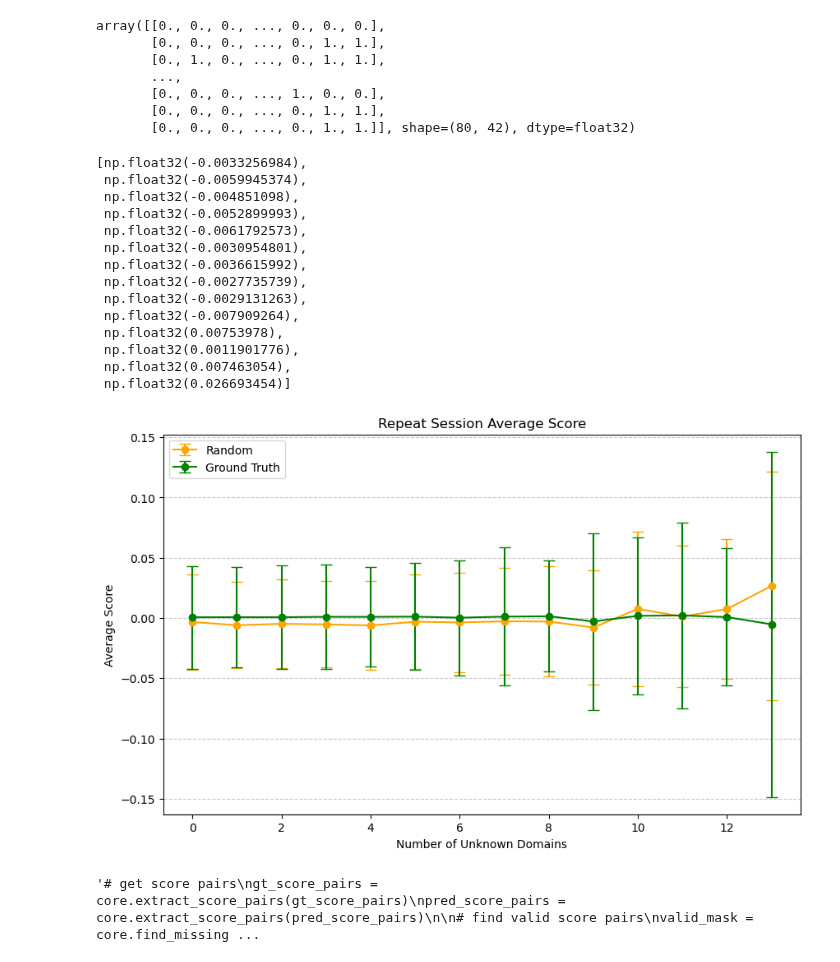
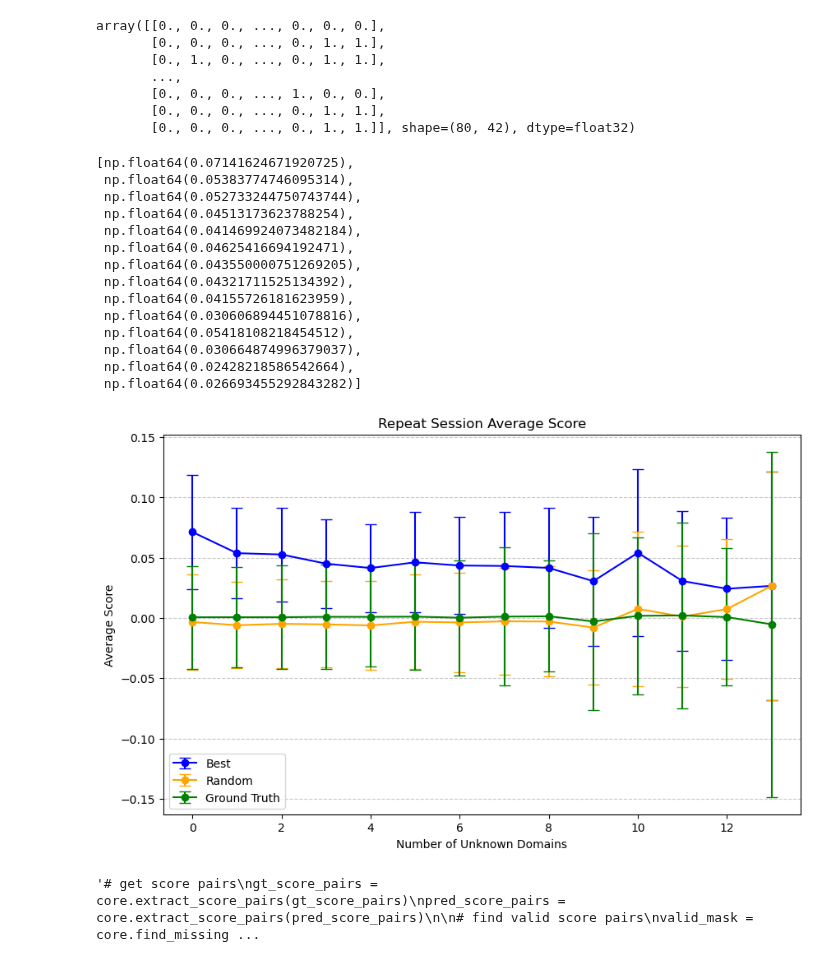
Before and after one commit to twchen88/ct_research, a Jupyter notebook: v2/notebooks/02_aggregate_average_debug.ipynb, the cells around one changed output. Saved outputs shown, nothing was run; the diff lists cells and outputs as text; code cells hidden in the pictures.

Commit message:
Update 02_aggregate_average_debug.ipynb
trends largely look correct for all

```diff
--- a/v2/notebooks/02_aggregate_average_debug.ipynb
+++ b/v2/notebooks/02_aggregate_average_debug.ipynb
@@ -216,6 +216,6 @@ prediction_matrix = np.column_stack(prediction_list)
 difference = prediction_matrix - scores[:, ::2]
 
 # find max indices
-max_values, max_indices = shared.max_prediction_from_difference(difference, prediction_matrix, scores)
+max_values, max_indices = shared.max_prediction_from_difference_pair(difference, prediction_matrix, scores, run_type)
 # reconstruct matrices
 future_scores_best, best_encoding = core.reconstruct_max_matrices(max_values, max_indices, prediction_matrix.shape)
@@ -332,46 +330,46 @@ array([[0., 0., 0., ..., 0., 0., 0.],
        [0., 0., 0., ..., 0., 1., 1.],
        [0., 0., 0., ..., 0., 1., 1.]], shape=(80, 42), dtype=float32)
 # %%
-average_random_list
+average_best_list
 # %% [output]
-[np.float32(-0.0033256984),
- np.float32(-0.0059945374),
- np.float32(-0.004851098),
- np.float32(-0.0052899993),
- np.float32(-0.0061792573),
- np.float32(-0.0030954801),
- np.float32(-0.0036615992),
- np.float32(-0.0027735739),
- np.float32(-0.0029131263),
- np.float32(-0.007909264),
- np.float32(0.00753978),
- np.float32(0.0011901776),
- np.float32(0.007463054),
- np.float32(0.026693454)]
+[np.float64(0.07141624671920725),
+ np.float64(0.05383774746095314),
+ np.float64(0.052733244750743744),
+ np.float64(0.04513173623788254),
+ np.float64(0.041469924073482184),
+ np.float64(0.04625416694192471),
+ np.float64(0.043550000751269205),
+ np.float64(0.04321711525134392),
+ np.float64(0.04155726181623959),
+ np.float64(0.030606894451078816),
+ np.float64(0.05418108218454512),
+ np.float64(0.030664874996379037),
+ np.float64(0.02428218586542664),
+ np.float64(0.026693455292843282)]
 # %%
 import matplotlib.pyplot as plt
 # %%
 # Define x-axis values (number of unknown domains)
 # Plot with error bars
 plt.figure(figsize=(10, 6))
 
-# plt.errorbar(missing_counts, average_best_list, yerr=std_best_list, label="Best", fmt='-o', capsize=5, color="blue")
+plt.errorbar(missing_counts, average_best_list, yerr=std_best_list, label="Best", fmt='-o', capsize=5, color="blue")
 plt.errorbar(missing_counts, average_random_list, yerr=std_random_list, label="Random", fmt='-o', capsize=5, color="orange")
 plt.errorbar(missing_counts, average_gt_list, yerr=std_gt_list, label="Ground Truth", fmt='-o', capsize=5, color="green")
 
 # Labels and Title
 plt.xlabel("Number of Unknown Domains")
 plt.ylabel("Average Score")
 plt.title("Repeat Session Average Score")
 
 # Legend and Grid
 plt.legend()
 plt.grid(axis='y', linestyle='--', alpha=0.7)
 
 # Show plot
 plt.show()
 # %% [output]
-[figure, old version]
+[figure, new version]
 # %%
 '''# get score pairs
 gt_score_pairs = core.extract_score_pairs(gt_score_pairs)
```
Also changed, not shown: parts of 1 cell of this notebook.
